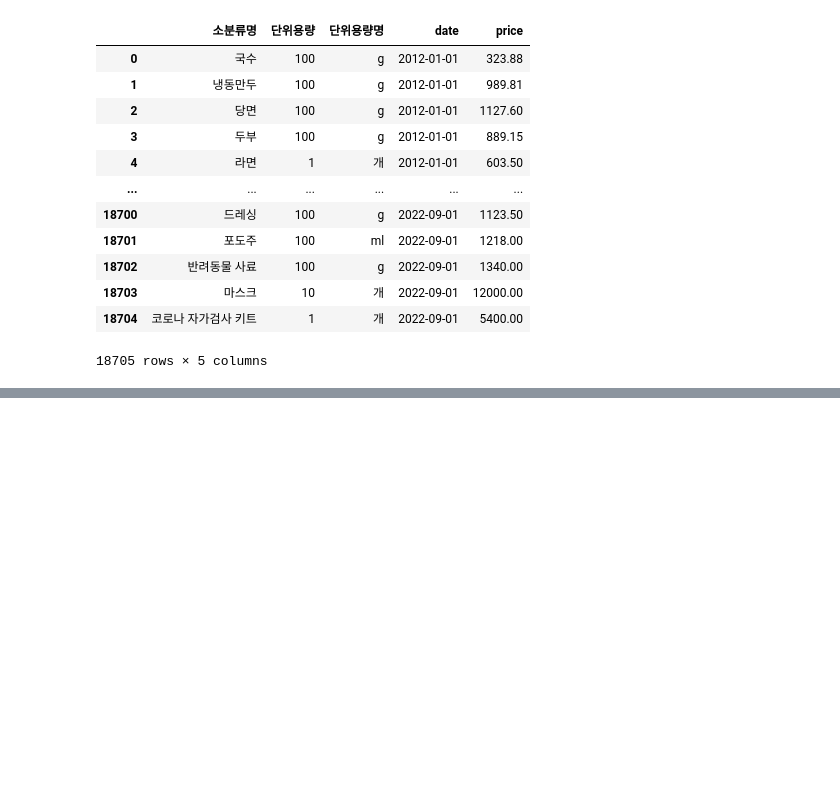
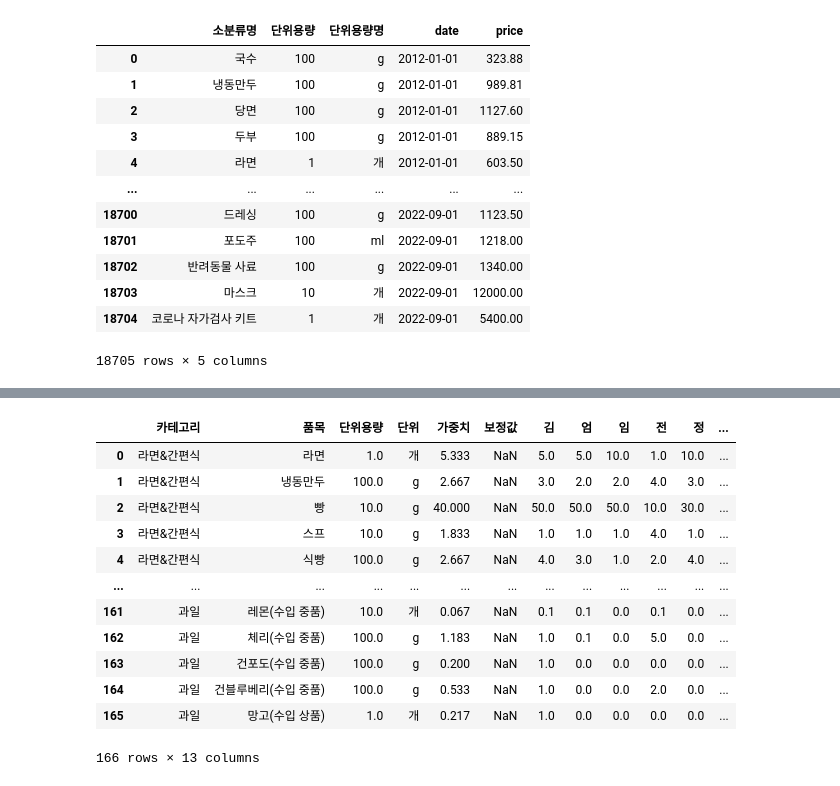
Before and after one commit to eomsteve/gmgm, a Jupyter notebook: data/tprice_month.ipynb, the cells around one changed output, grey strips where cells are left out. Saved outputs shown, nothing was run; the diff lists cells and outputs as text; code cells hidden in the pictures; blank space fills up the shorter version.

```diff
--- a/data/tprice_month.ipynb
+++ b/data/tprice_month.ipynb
@@ -738,0 +761,17 @@ df_final.to_csv('tprice_final.csv')
+# %%
+gmgm_index = pd.read_excel('../공통(가물가물)지수_가중치.xlsx')
+gmgm_index
+# %% [output]
+|  | 카테고리 | 품목 | 단위용량 | 단위 | 가중치 | 보정값 | 김 | 엄 | 임 | 전 | 정 | ... |
+| 0 | 라면&간편식 | 라면 | 1.0 | 개 | 5.333 | NaN | 5.0 | 5.0 | 10.0 | 1.0 | 10.0 | ... |
+| 1 | 라면&간편식 | 냉동만두 | 100.0 | g | 2.667 | NaN | 3.0 | 2.0 | 2.0 | 4.0 | 3.0 | ... |
+| 2 | 라면&간편식 | 빵 | 10.0 | g | 40.000 | NaN | 50.0 | 50.0 | 50.0 | 10.0 | 30.0 | ... |
+| 3 | 라면&간편식 | 스프 | 10.0 | g | 1.833 | NaN | 1.0 | 1.0 | 1.0 | 4.0 | 1.0 | ... |
+| 4 | 라면&간편식 | 식빵 | 100.0 | g | 2.667 | NaN | 4.0 | 3.0 | 1.0 | 2.0 | 4.0 | ... |
+| ... | ... | ... | ... | ... | ... | ... | ... | ... | ... | ... | ... | ... |
+| 161 | 과일 | 레몬(수입 중품) | 10.0 | 개 | 0.067 | NaN | 0.1 | 0.1 | 0.0 | 0.1 | 0.0 | ... |
+| 162 | 과일 | 체리(수입 중품) | 100.0 | g | 1.183 | NaN | 1.0 | 0.1 | 0.0 | 5.0 | 0.0 | ... |
+| 163 | 과일 | 건포도(수입 중품) | 100.0 | g | 0.200 | NaN | 1.0 | 0.0 | 0.0 | 0.0 | 0.0 | ... |
+| 164 | 과일 | 건블루베리(수입 중품) | 100.0 | g | 0.533 | NaN | 1.0 | 0.0 | 0.0 | 2.0 | 0.0 | ... |
+| 165 | 과일 | 망고(수입 상품) | 1.0 | 개 | 0.217 | NaN | 1.0 | 0.0 | 0.0 | 0.0 | 0.0 | ... |
+166 rows × 13 columns
```
Also changed, not shown: parts of 32 cells of this notebook.
